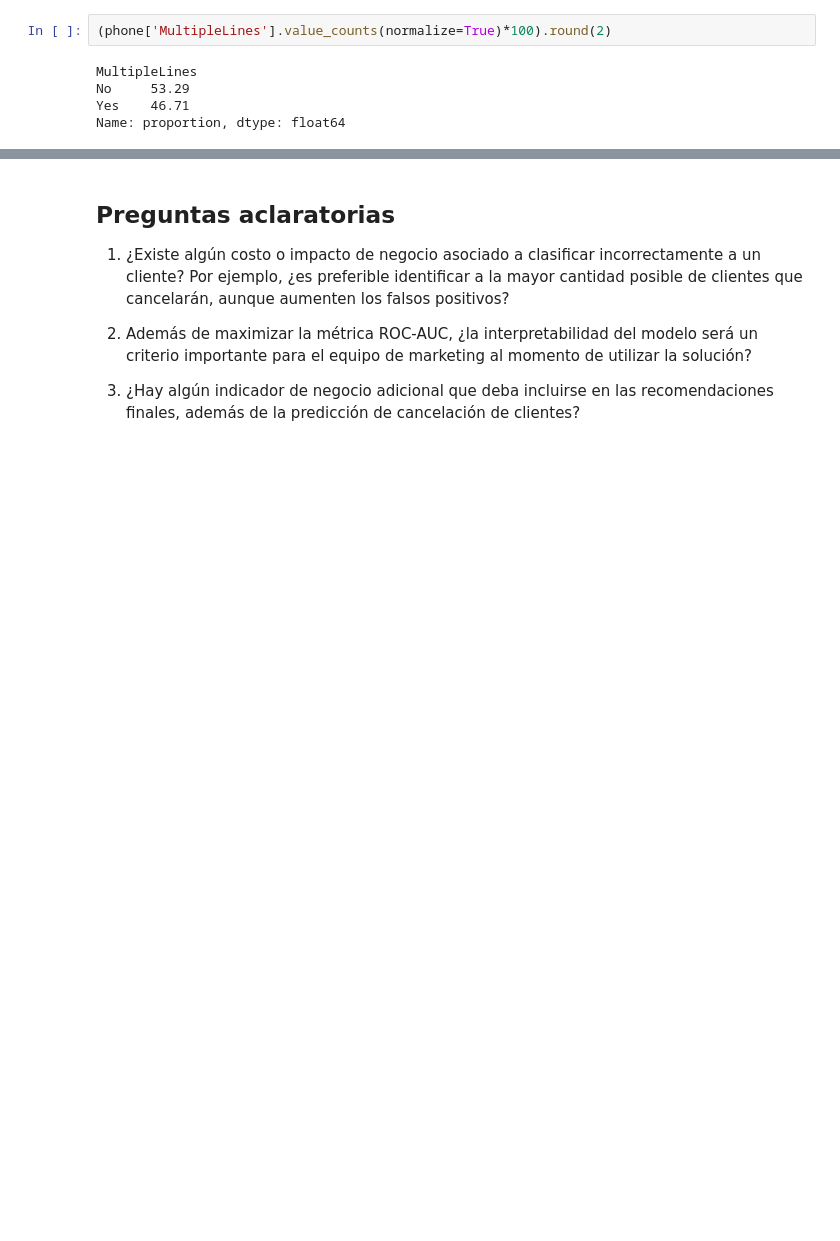
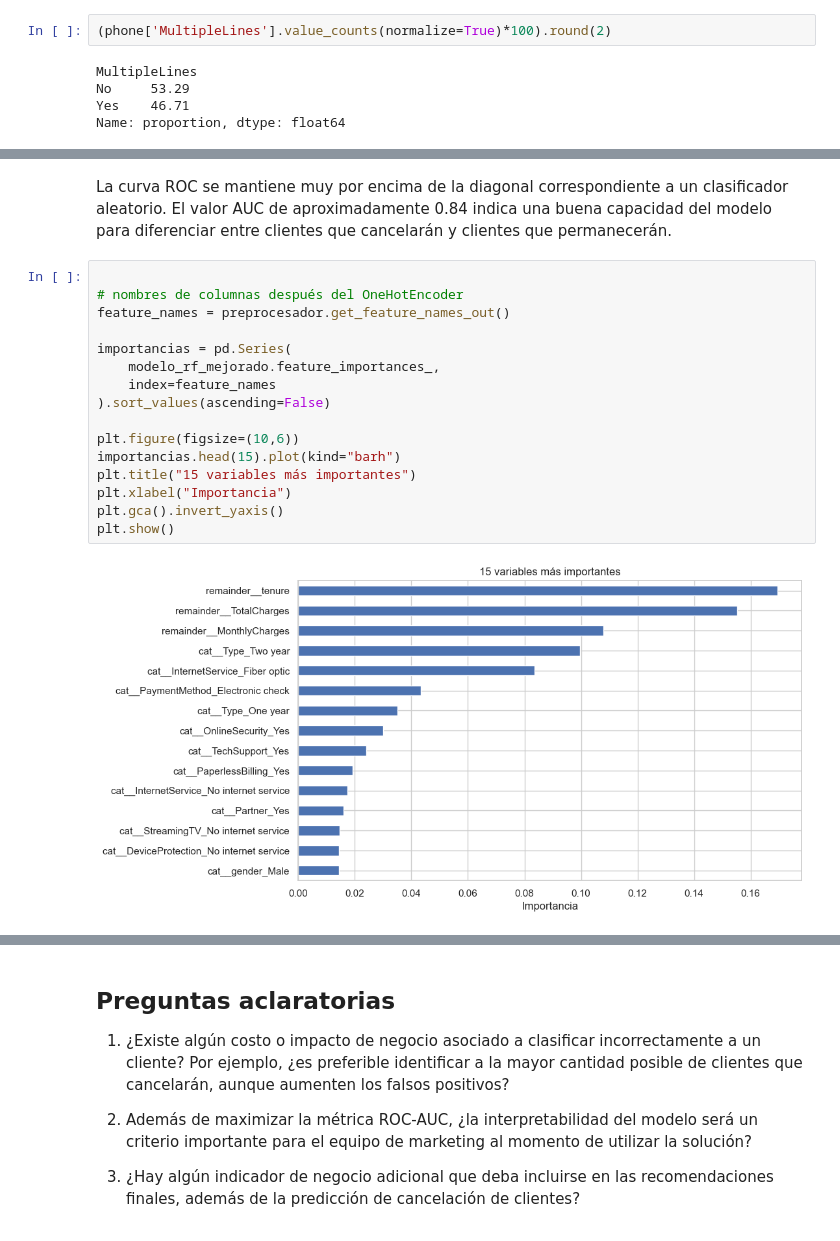
Before and after one commit to Hpaz96/Servicios-de-Interconnect, a Jupyter notebook: notebooks/02_modelo_final.ipynb, the cells around one changed output, grey strips where cells are left out. Saved outputs shown, nothing was run; the diff lists cells and outputs as text; blank space fills up the shorter version.

```diff
--- a/notebooks/02_modelo_final.ipynb
+++ b/notebooks/02_modelo_final.ipynb
@@ -941,0 +1413,20 @@ El conjunto de datos phone.csv no presenta valores faltantes ni registros duplic
+# %% [markdown]
+La curva ROC se mantiene muy por encima de la diagonal correspondiente a un clasificador aleatorio. El valor AUC de aproximadamente 0.84 indica una buena capacidad del modelo para diferenciar entre clientes que cancelarán y clientes que permanecerán.
+# %%
+
+# nombres de columnas después del OneHotEncoder
+feature_names = preprocesador.get_feature_names_out()
+
+importancias = pd.Series(
+    modelo_rf_mejorado.feature_importances_,
+    index=feature_names
+).sort_values(ascending=False)
+
+plt.figure(figsize=(10,6))
+importancias.head(15).plot(kind="barh")
+plt.title("15 variables más importantes")
+plt.xlabel("Importancia")
+plt.gca().invert_yaxis()
+plt.show()
+# %% [output]
+[figure, added]
```
Also changed, not shown: parts of 59 cells of this notebook.
